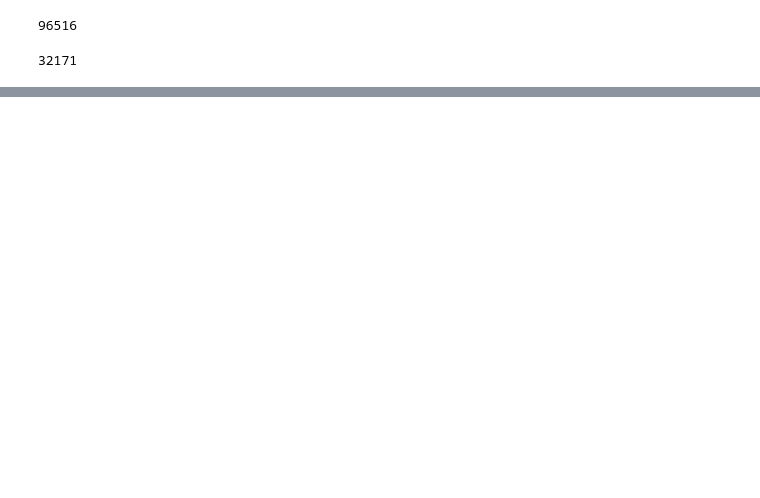
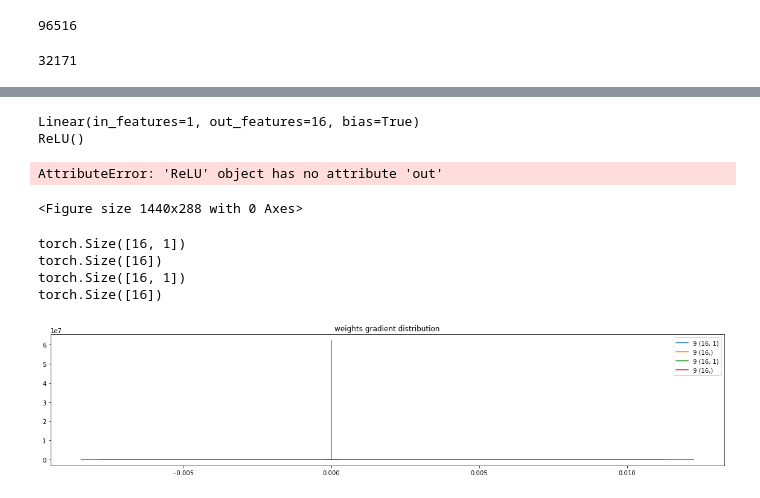
Before and after one commit to pratikaher88/GNNIE, a Jupyter notebook: DatasetEDA/Brazil-Ecommerce-EDA.ipynb, the cells around one changed output, grey strips where cells are left out. Saved outputs shown, nothing was run; the diff lists cells and outputs as text; code cells hidden in the pictures; blank space fills up the shorter version.

```diff
--- a/DatasetEDA/Brazil-Ecommerce-EDA.ipynb
+++ b/DatasetEDA/Brazil-Ecommerce-EDA.ipynb
@@ -478,0 +719,7 @@ df_final.shape
+# %%
+dim_dict = {'customer': train_g.nodes['customer'].data['features'].shape[1],
+            'product': train_g.nodes['product'].data['features'].shape[1],
+            'edge_dim': ecommerce_hetero_graph.edges['orders'].data['features'].shape[1],
+            'hidden_dim' : 128,
+            'out_dim': 16
+           }
@@ -478,0 +875,3 @@ df_final.shape
+# %%
+mpnn_model = GNNPredictor(train_g, dim_dict)
+optimizer = torch.optim.Adam(mpnn_model.parameters(), lr=0.0001,weight_decay=0)
@@ -478,0 +942,5 @@ df_final.shape
+# %%
+for name, param in mpnn_model.named_parameters():
+    if param.requires_grad:
+        print(name, param.grad.shape)
+#     print(param, param.grad)
@@ -478,0 +960,41 @@ df_final.shape
+# %%
+# visualize histograms
+plt.figure(figsize=(20, 4)) # width and height of the plot
+legends = []
+for i, layer in enumerate(mpnn_model.gnn.project_node_features['customer']): # note: exclude the output layer
+    print(layer)
+    if isinstance(layer, nn.ReLU):
+        t = layer.out
+        print(t)
+        print('layer %d (%10s): mean %+.2f, std %.2f, saturated: %.2f%%' % (i, layer.__class__.__name__, t.mean(), t.std(), (t.abs() > 0.97).float().mean()*100))
+        hy, hx = torch.histogram(t, density=True)
+        plt.plot(hx[:-1].detach(), hy.detach())
+        legends.append(f'layer {i} ({layer.__class__.__name__}')
+plt.legend(legends);
+plt.title('activation distribution')
+# %% [output]
+Linear(in_features=1, out_features=16, bias=True)
+ReLU()
+AttributeError: 'ReLU' object has no attribute 'out'
+<Figure size 1440x288 with 0 Axes>
+# %%
+# visualize histograms
+plt.figure(figsize=(20, 4)) # width and height of the plot
+legends = []
+for name, param in mpnn_model.named_parameters():
+    if param.requires_grad and "project_node_features" in name :
+        t = param.grad
+        print(t.shape)
+#         print('weight %10s | mean %+f | std %e | grad:data ratio %e' % (tuple(p.shape), t.mean(), t.std(), t.std() / p.std()))
+        hy, hx = torch.histogram(t, density=True)
+        plt.plot(hx[:-1].detach(), hy.detach())
+        legends.append(f'{i} {tuple(param.shape)}')
+
+    plt.legend(legends)
+    plt.title('weights gradient distribution');
+# %% [output]
+torch.Size([16, 1])
+torch.Size([16])
+torch.Size([16, 1])
+torch.Size([16])
+[figure, added]
```
Also changed, not shown: parts of 71 cells of this notebook, 14 other files.
